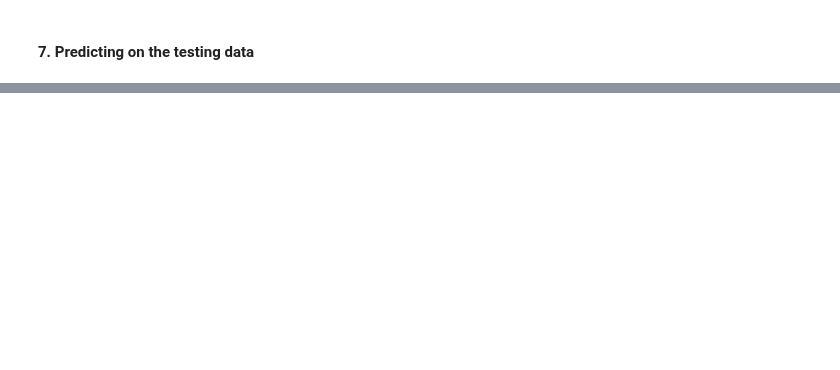
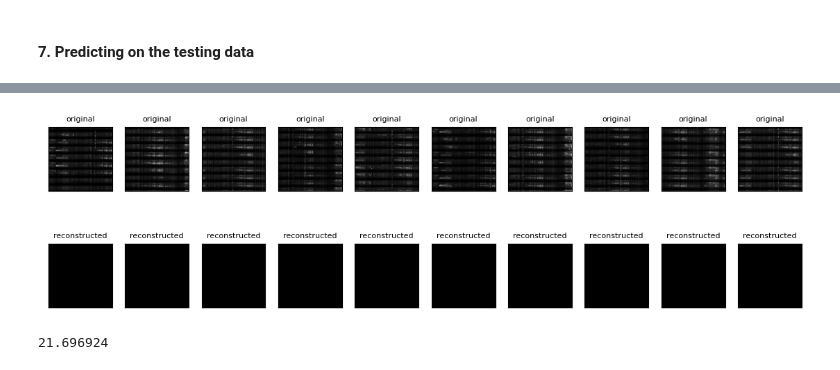
Before and after one commit to Evan-Callaghan/FieldsAcademy-NeuralNetworks, a Jupyter notebook: Project/Working/image_model.ipynb, the cells around one changed output, grey strips where cells are left out. Drawn from its saved outputs; the diff is of its cells as text; code cells hidden in the pictures; blank space fills up the shorter version.

```diff
--- a/Project/Working/image_model.ipynb
+++ b/Project/Working/image_model.ipynb
@@ -145,5 +149,5 @@ _________________________________________________________________
 # %% [markdown]
 #### 6. Fitting the autoencoder model
 # %%
-autoencoder.fit(train, train, epochs = 5, batch_size = 32, shuffle = True, validation_data = (val, val))
+autoencoder.fit(train, train, epochs = 1, batch_size = None, shuffle = True, validation_data = (val, val))
 # %% [output]
@@ -158,0 +162,23 @@ autoencoder.predict(X_test)
+# %%
+n = 10
+plt.figure(figsize=(14, 4))
+
+for i in range(n):
+    # display original
+    ax = plt.subplot(2, n, i + 1)
+    plt.imshow(tf.squeeze(val[i]), cmap = 'gray')
+    plt.title("original", fontsize = 8)
+    plt.gray()
+    ax.get_xaxis().set_visible(False)
+    ax.get_yaxis().set_visible(False)
+
+    # display reconstruction
+    ax = plt.subplot(2, n, i + 1 + n)
+    plt.imshow(tf.squeeze(decoded_val_images_new[i]), cmap = 'gray')
+    plt.title("reconstructed", fontsize = 8)
+    plt.gray()
+    ax.get_xaxis().set_visible(False)
+    ax.get_yaxis().set_visible(False)
+plt.show()
+# %% [output]
+[figure, added]
@@ -158,0 +187,4 @@ autoencoder.predict(X_test)
+# %%
+decoded_val_images_new.max()
+# %% [output]
+21.696924
```
Also changed, not shown: parts of 4 cells of this notebook.
